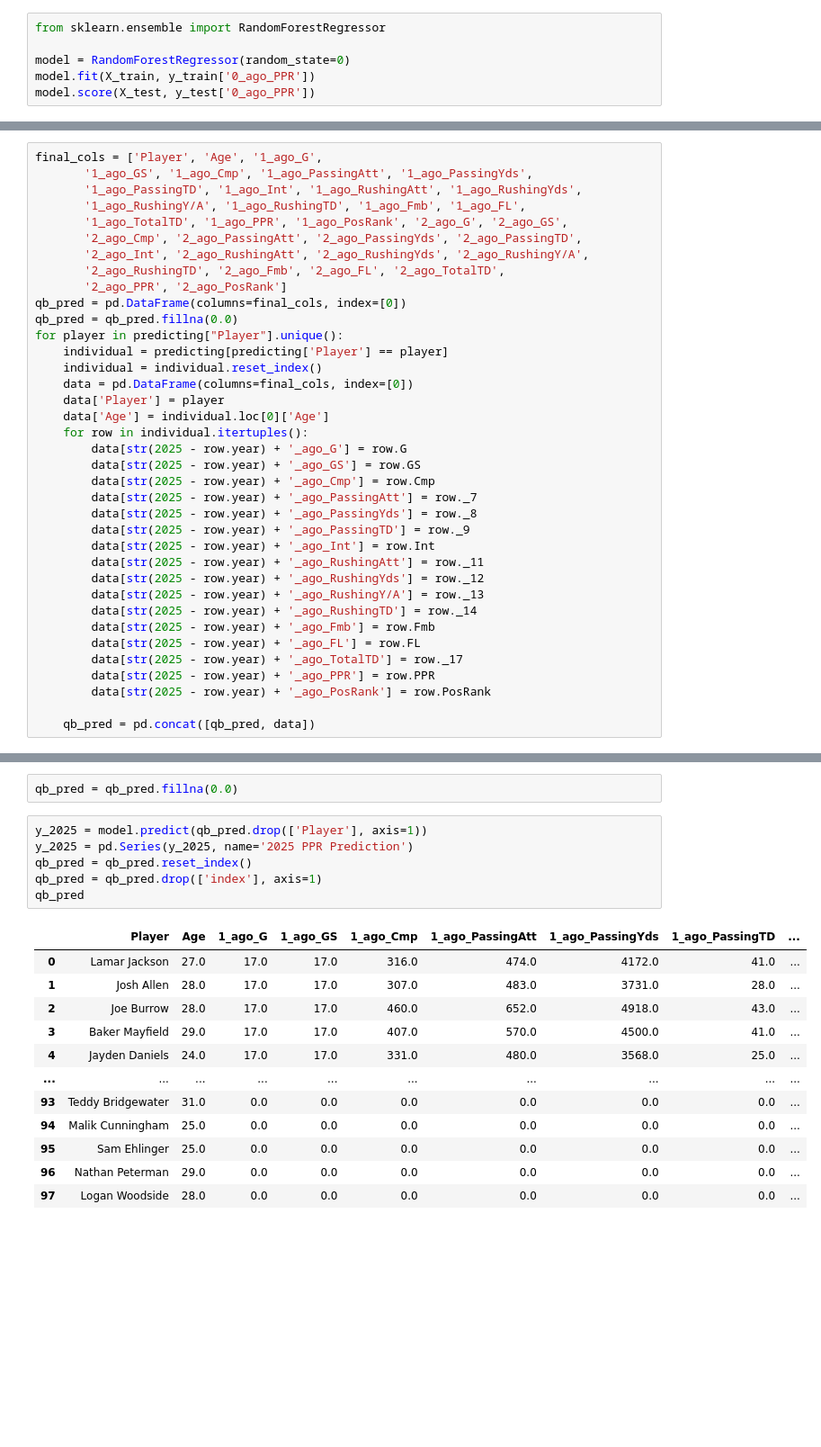
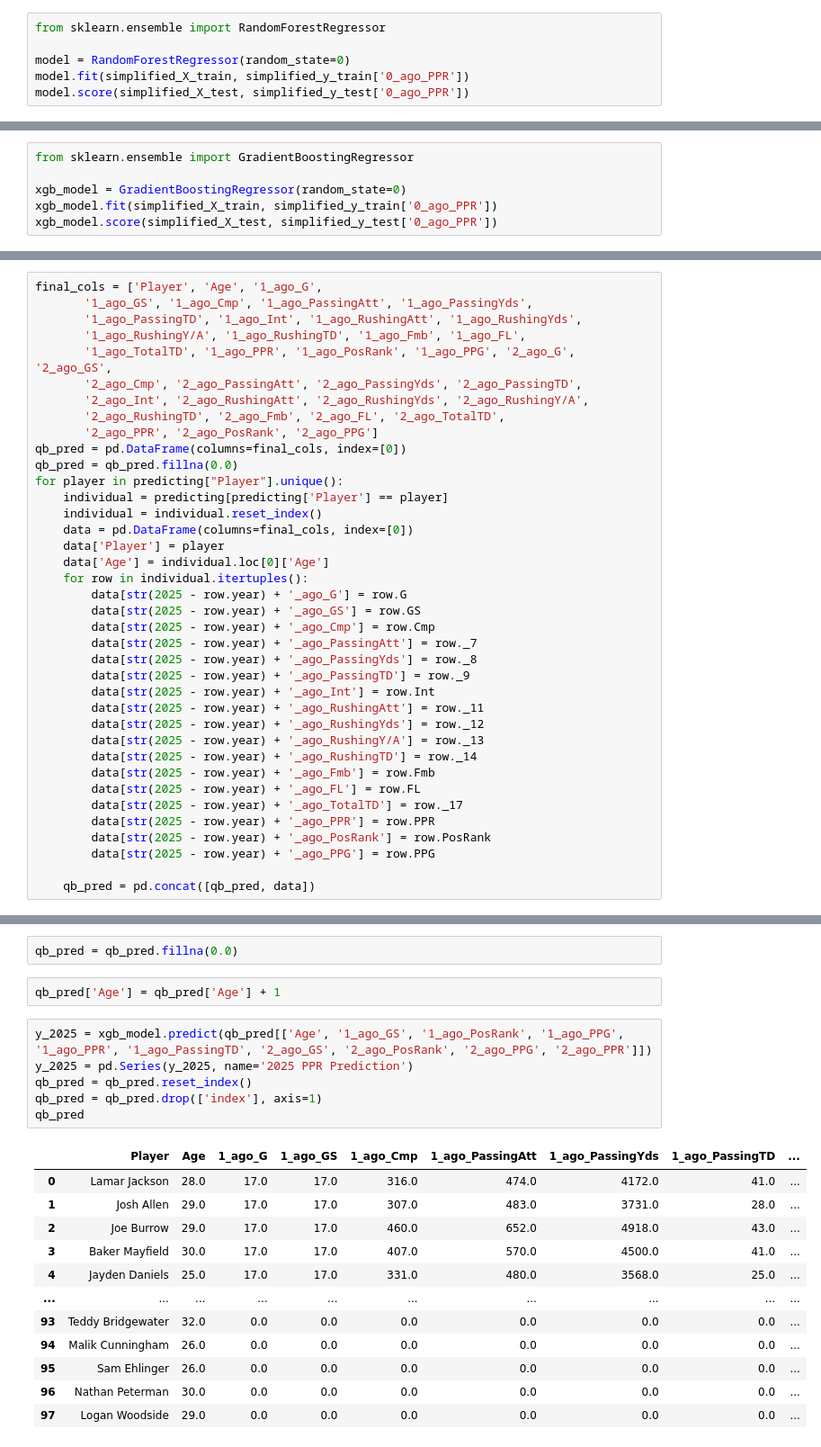
Before and after one commit to hdjwis/FantasyFootballPrediction, a Jupyter notebook: qb_prediction.ipynb, the cells around one changed output, grey strips where cells are left out. Shown: that part at 90% size. Drawn from its saved outputs; the diff is of its cells as text; blank space fills up the shorter version.

```diff
--- a/qb_prediction.ipynb
+++ b/qb_prediction.ipynb
@@ -286,6 +295,6 @@ X_train, X_test, y_train, y_test = train_test_split(X, y, train_size=0.75, rando
 from sklearn.ensemble import RandomForestRegressor
 
 model = RandomForestRegressor(random_state=0)
-model.fit(X_train, y_train['0_ago_PPR'])
-model.score(X_test, y_test['0_ago_PPR'])
+model.fit(simplified_X_train, simplified_y_train['0_ago_PPR'])
+model.score(simplified_X_test, simplified_y_test['0_ago_PPR'])
 # %% [output]
@@ -361,0 +368,6 @@ comp
+# %%
+from sklearn.ensemble import GradientBoostingRegressor
+
+xgb_model = GradientBoostingRegressor(random_state=0)
+xgb_model.fit(simplified_X_train, simplified_y_train['0_ago_PPR'])
+xgb_model.score(simplified_X_test, simplified_y_test['0_ago_PPR'])
@@ -364,11 +436,11 @@ final_cols = ['Player', 'Age', '1_ago_G',
        '1_ago_GS', '1_ago_Cmp', '1_ago_PassingAtt', '1_ago_PassingYds',
        '1_ago_PassingTD', '1_ago_Int', '1_ago_RushingAtt', '1_ago_RushingYds',
        '1_ago_RushingY/A', '1_ago_RushingTD', '1_ago_Fmb', '1_ago_FL',
-       '1_ago_TotalTD', '1_ago_PPR', '1_ago_PosRank', '2_ago_G', '2_ago_GS',
+       '1_ago_TotalTD', '1_ago_PPR', '1_ago_PosRank', '1_ago_PPG', '2_ago_G', '2_ago_GS',
        '2_ago_Cmp', '2_ago_PassingAtt', '2_ago_PassingYds', '2_ago_PassingTD',
        '2_ago_Int', '2_ago_RushingAtt', '2_ago_RushingYds', '2_ago_RushingY/A',
        '2_ago_RushingTD', '2_ago_Fmb', '2_ago_FL', '2_ago_TotalTD',
-       '2_ago_PPR', '2_ago_PosRank']
+       '2_ago_PPR', '2_ago_PosRank', '2_ago_PPG']
 qb_pred = pd.DataFrame(columns=final_cols, index=[0])
 qb_pred = qb_pred.fillna(0.0)
 for player in predicting["Player"].unique():
@@ -394,6 +466,7 @@ for player in predicting["Player"].unique():
         data[str(2025 - row.year) + '_ago_TotalTD'] = row._17
         data[str(2025 - row.year) + '_ago_PPR'] = row.PPR
         data[str(2025 - row.year) + '_ago_PosRank'] = row.PosRank
+        data[str(2025 - row.year) + '_ago_PPG'] = row.PPG
 
     qb_pred = pd.concat([qb_pred, data])
 # %%
@@ -412,22 +485,24 @@ Index(['Player', 'Age', '1_ago_G', '1_ago_GS', '1_ago_Cmp', '1_ago_PassingAtt',
       dtype='object')
 # %%
 qb_pred = qb_pred.fillna(0.0)
+# %%
+qb_pred['Age'] = qb_pred['Age'] + 1
 # %%
-y_2025 = model.predict(qb_pred.drop(['Player'], axis=1))
+y_2025 = xgb_model.predict(qb_pred[['Age', '1_ago_GS', '1_ago_PosRank', '1_ago_PPG', '1_ago_PPR', '1_ago_PassingTD', '2_ago_GS', '2_ago_PosRank', '2_ago_PPG', '2_ago_PPR']])
 y_2025 = pd.Series(y_2025, name='2025 PPR Prediction')
 qb_pred = qb_pred.reset_index()
 qb_pred = qb_pred.drop(['index'], axis=1)
 qb_pred
 # %% [output]
 |  | Player | Age | 1_ago_G | 1_ago_GS | 1_ago_Cmp | 1_ago_PassingAtt | 1_ago_PassingYds | 1_ago_PassingTD | ... |
-| 0 | Lamar Jackson | 27.0 | 17.0 | 17.0 | 316.0 | 474.0 | 4172.0 | 41.0 | ... |
-| 1 | Josh Allen | 28.0 | 17.0 | 17.0 | 307.0 | 483.0 | 3731.0 | 28.0 | ... |
-| 2 | Joe Burrow | 28.0 | 17.0 | 17.0 | 460.0 | 652.0 | 4918.0 | 43.0 | ... |
-| 3 | Baker Mayfield | 29.0 | 17.0 | 17.0 | 407.0 | 570.0 | 4500.0 | 41.0 | ... |
-| 4 | Jayden Daniels | 24.0 | 17.0 | 17.0 | 331.0 | 480.0 | 3568.0 | 25.0 | ... |
+| 0 | Lamar Jackson | 28.0 | 17.0 | 17.0 | 316.0 | 474.0 | 4172.0 | 41.0 | ... |
+| 1 | Josh Allen | 29.0 | 17.0 | 17.0 | 307.0 | 483.0 | 3731.0 | 28.0 | ... |
+| 2 | Joe Burrow | 29.0 | 17.0 | 17.0 | 460.0 | 652.0 | 4918.0 | 43.0 | ... |
+| 3 | Baker Mayfield | 30.0 | 17.0 | 17.0 | 407.0 | 570.0 | 4500.0 | 41.0 | ... |
+| 4 | Jayden Daniels | 25.0 | 17.0 | 17.0 | 331.0 | 480.0 | 3568.0 | 25.0 | ... |
 | ... | ... | ... | ... | ... | ... | ... | ... | ... | ... |
-| 93 | Teddy Bridgewater | 31.0 | 0.0 | 0.0 | 0.0 | 0.0 | 0.0 | 0.0 | ... |
-| 94 | Malik Cunningham | 25.0 | 0.0 | 0.0 | 0.0 | 0.0 | 0.0 | 0.0 | ... |
-| 95 | Sam Ehlinger | 25.0 | 0.0 | 0.0 | 0.0 | 0.0 | 0.0 | 0.0 | ... |
-| 96 | Nathan Peterman | 29.0 | 0.0 | 0.0 | 0.0 | 0.0 | 0.0 | 0.0 | ... |
-| 97 | Logan Woodside | 28.0 | 0.0 | 0.0 | 0.0 | 0.0 | 0.0 | 0.0 | ... |
+| 93 | Teddy Bridgewater | 32.0 | 0.0 | 0.0 | 0.0 | 0.0 | 0.0 | 0.0 | ... |
+| 94 | Malik Cunningham | 26.0 | 0.0 | 0.0 | 0.0 | 0.0 | 0.0 | 0.0 | ... |
+| 95 | Sam Ehlinger | 26.0 | 0.0 | 0.0 | 0.0 | 0.0 | 0.0 | 0.0 | ... |
+| 96 | Nathan Peterman | 30.0 | 0.0 | 0.0 | 0.0 | 0.0 | 0.0 | 0.0 | ... |
+| 97 | Logan Woodside | 29.0 | 0.0 | 0.0 | 0.0 | 0.0 | 0.0 | 0.0 | ... |
```
Also changed, not shown: parts of 28 cells of this notebook.
